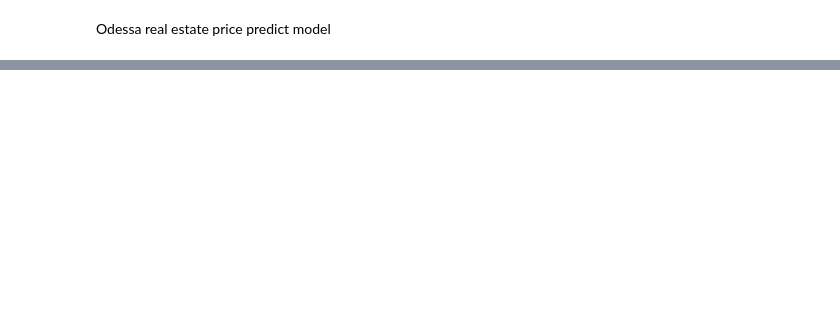
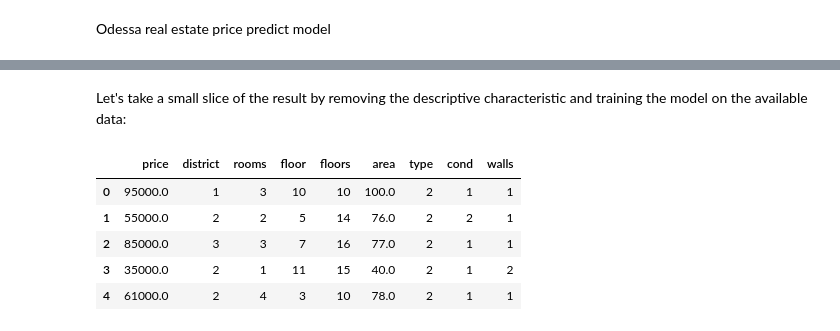
Before and after one commit to dmkravtsov/odessapricepredictor, a Jupyter notebook: api/project.ipynb, the cells around one changed output, grey strips where cells are left out. Saved outputs shown, nothing was run; the diff lists cells and outputs as text; code cells hidden in the pictures; blank space fills up the shorter version.

```diff
--- a/api/project.ipynb
+++ b/api/project.ipynb
@@ -645,0 +308,6 @@ Conclusions: the optimal version of the model will be considered a random forest
+# %%
+
+# rooms NaN imputation with new value
+df['rooms'].fillna(5, inplace=True)
+# df.loc[df['area']<=150, 'rooms'] = df.loc[df['area']<=150, 'rooms'].fillna(5)
+# df.loc[df['area']>150, 'rooms'] = df.loc[df['area']>150, 'rooms'].fillna(6)
@@ -645,0 +516,12 @@ Conclusions: the optimal version of the model will be considered a random forest
+# %% [markdown]
+Let's take a small slice of the result by removing the descriptive characteristic and training the model on the available data:
+# %%
+df_1 = df.drop(['desc'], axis=1)
+df_1.head()
+# %% [output]
+|  | price | district | rooms | floor | floors | area | type | cond | walls |
+| 0 | 95000.0 | 1 | 3 | 10 | 10 | 100.0 | 2 | 1 | 1 |
+| 1 | 55000.0 | 2 | 2 | 5 | 14 | 76.0 | 2 | 2 | 1 |
+| 2 | 85000.0 | 3 | 3 | 7 | 16 | 77.0 | 2 | 1 | 1 |
+| 3 | 35000.0 | 2 | 1 | 11 | 15 | 40.0 | 2 | 1 | 2 |
+| 4 | 61000.0 | 2 | 4 | 3 | 10 | 78.0 | 2 | 1 | 1 |
```
Also changed, not shown: parts of 119 cells of this notebook.
